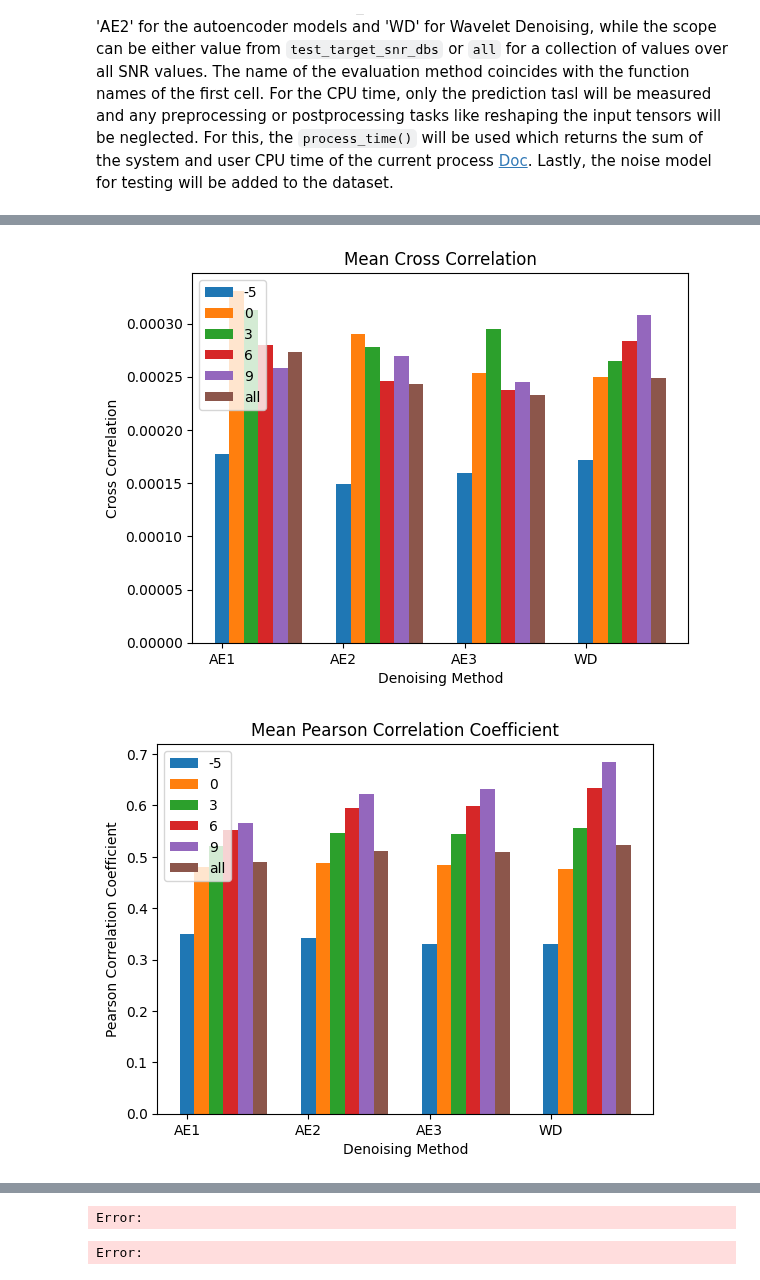
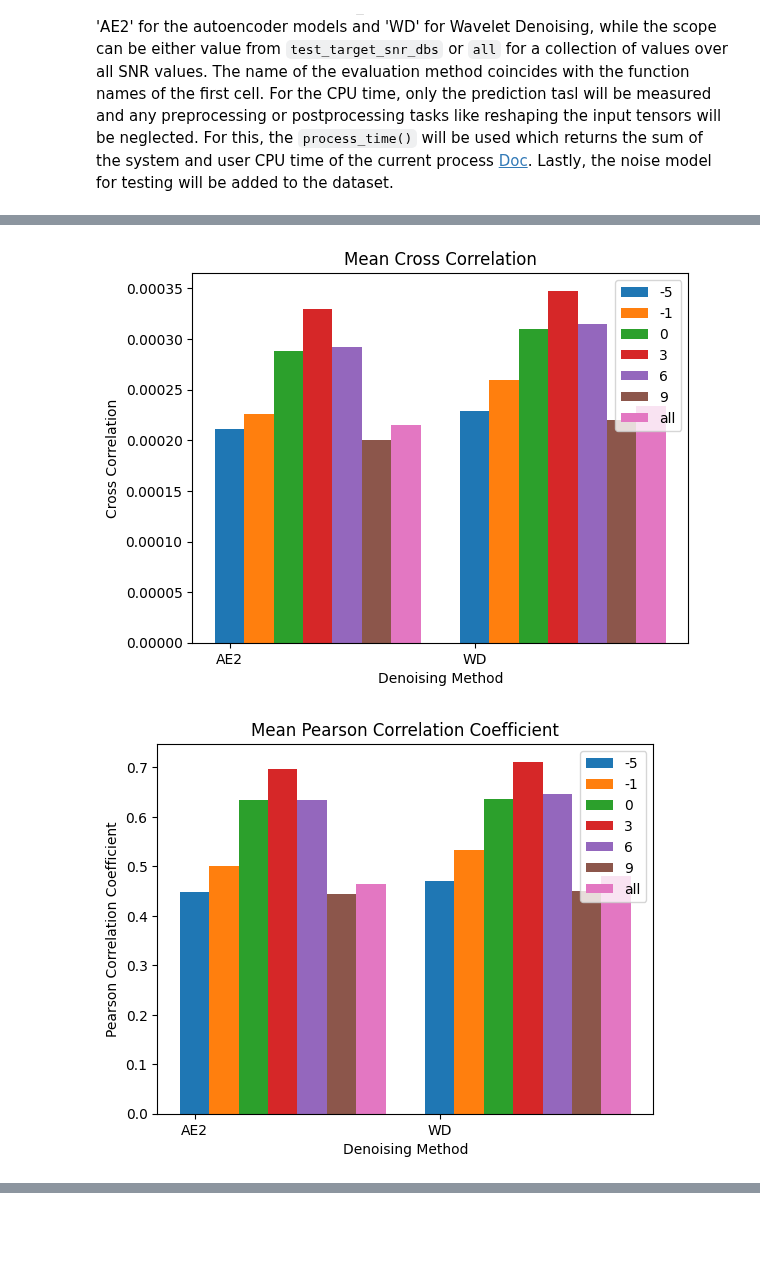
Before and after one commit to jonasburian/Bachelor-Thesis-Project, a Jupyter notebook: project.ipynb, the cells around one changed output, grey strips where cells are left out. Drawn from its saved outputs; the diff is of its cells as text; code cells hidden in the pictures; blank space fills up the shorter version.

Commit message:
some models and changes to data loading

```diff
--- a/project.ipynb
+++ b/project.ipynb
@@ -477,7 +518,7 @@ def load_data(directory, datasets, transform, ecg=False, is_bandpass=False, trai
     return torch.utils.data.random_split(dataset, [train_size, test_size])
 # %%
 # Imports the dataset and splits it into a train and test subset.
-train_dataset, test_dataset = load_data(directory=data_directory, datasets=['CEBS', 'D2', 'IEEE'], transform=ToTensor(), ecg=True, is_bandpass=False, train_prop=0.8)
+train_dataset, test_dataset = load_data(directory=data_directory, datasets=['CEBS', 'D2', 'IEEE'], transform=ToTensor(), ecg=False, is_bandpass=False, train_prop=0.8)
 # %% [output]
 Loading CEBS
         Loaded 55537 samples
@@ -1034,7 +1068,7 @@ def test(config):
                 model.load_state_dict(torch.load(os.path.join(model_directory, config['models'][i])))
                 model.eval()
             elif method == 'AE2':
-                model = DeNoise2(layer_size=256).to(device)
+                model = DeNoise2(layer_size=128).to(device)
                 model.load_state_dict(torch.load(os.path.join(model_directory, config['models'][i])))
                 model.eval()
 
@@ -1129,42 +1157,42 @@ Error:
 # %%
 # The config describes, which parameters should be tested.
 config0 = {
-    'methods': ['AE2', 'AE2', 'AE2', 'AE2'], #, 'WD']# , 'AE1+WD']
-    'models': ['new/model_2.pth', 'old/normal_full/model_2_1024_relu_extended_10_3.pth', 'old/normal_full/model_2_1024_relu_extended_10_3.pth', 'old/normal_full/model_2_1024_relu_extended_20.pth'],
+    'methods': ['AE2', 'AE2', 'AE2', 'AE2'], #, 'WD']
+    'models': ['model_2.pth', 'new/normal/m2_128_10.pth', 'new/normal/m2_128_20.pth', 'new/normal/m2_128_50.pth'],
     'labels': ['Training Data', 'Results', 'Training Data + Results', 'No Usage'],
     'target_snr_print': [-1, 0, 1, 3, 8], # [-1, 0, 0.5, 1, 3, 5, 8]
-    'bandpass': True,
+    'bandpass': False,
     'xlabel': 'Bandpass Filter Usage'
 }
 
 config1 = {
-    'methods': ['AE2', 'AE2', 'AE2', 'AE2'], #, 'WD']# , 'AE1+WD']
-    'models': ['normal_full/model_2_1024_relu_simple.pth', 'normal_full/model_2_1024_relu_extended_5.pth', 'normal_full/model_2_1024_relu_extended_10_3.pth', 'normal_full/model_2_1024_relu_extended_20.pth'],
+    'methods': ['AE2', 'AE2', 'AE2', 'AE2'], #, 'WD']
+    'models': ['new/normal/m2_128_simple.pth', 'new/normal/m2_128_10.pth', 'new/normal/m2_128_20.pth', 'new/normal/m2_128_50.pth'],
     'labels': ['1', '2', '3', '4'],
-    'target_snr_print': [-1, 0, 1, 3, 8], # [-1, 0, 0.5, 1, 3, 5, 8]
-    'bandpass': False,
+    'target_snr_print': [-5, -1, 0, 3, 6, 9], # [-5, -1, 0, 3, 6, 9]
+    'bandpass': True,
     'xlabel': 'Noise Distribution'
 }
 
 config2 = {
-    'methods': ['AE2', 'AE2', 'AE2', 'WD'],
-    'models': ['new/normal/m2_128_simple.pth', 'new/normal/m2_128_10.pth', 'new/normal/m2_128_20.pth'],
-    'labels': ['AE1', 'AE2', 'AE3', 'WD'],
-    'target_snr_print': [-5, 0, 3, 6, 9], # [-5, -1, 0, 3, 6, 9]
-    'bandpass': False,
+    'methods': ['AE2', 'WD'],
+    'models': ['model_2.pth', 'new/normal/m2_128_20.pth',],
+    'labels': ['AE2', 'WD'],
+    'target_snr_print': [-5, -1, 0, 3, 6, 9], # [-5, -1, 0, 3, 6, 9]
+    'bandpass': True,
     'xlabel': 'Denoising Method'
 }
 
 config3 = {
-    'methods': ['AE2', 'AE2', 'AE2'],
-    'models': ['model_2.pth', 'old/normal_full/model_1_1024_relu_extended_10.pth', 'old/normal_full/model_2_1024_relu_extended_10.pth', 'old/normal_full/model_2_1024_relu_extended_20.pth'],
+    'methods': ['AE1', 'AE2', 'AE2'],
+    'models': ['model_1.pth', 'model_1', 'old/normal_full/model_2_1024_relu_extended_10.pth', 'old/normal_full/model_2_1024_relu_extended_20.pth'],
     'labels': ['AE1', 'AE2', 'WD'],
     'target_snr_print': [-1, 0, 1, 3, 8], # [-1, 0, 0.5, 1, 3, 5, 8]
-    'bandpass': False,
+    'bandpass': True,
     'xlabel': 'Denoising Method'
 }
 
 # 10 --> old, 10_3 --> newest
 results = test(config2)
-save_results('./results/0/', results, config2)
+save_results('./results/2/', results, config2)
 # %% [output]
@@ -1193,2 +1219,2 @@ CPU TIME 0.0004860609596006624
-[figure, old version]
+[figure, new version]
-[figure, old version]
+[figure, new version]
@@ -1197,3 +1223 @@ CPU TIME 0.0004860609596006624
-Error:
-Error:
 # %%
```
Also changed, not shown: parts of 13 cells of this notebook, 28 other files.
